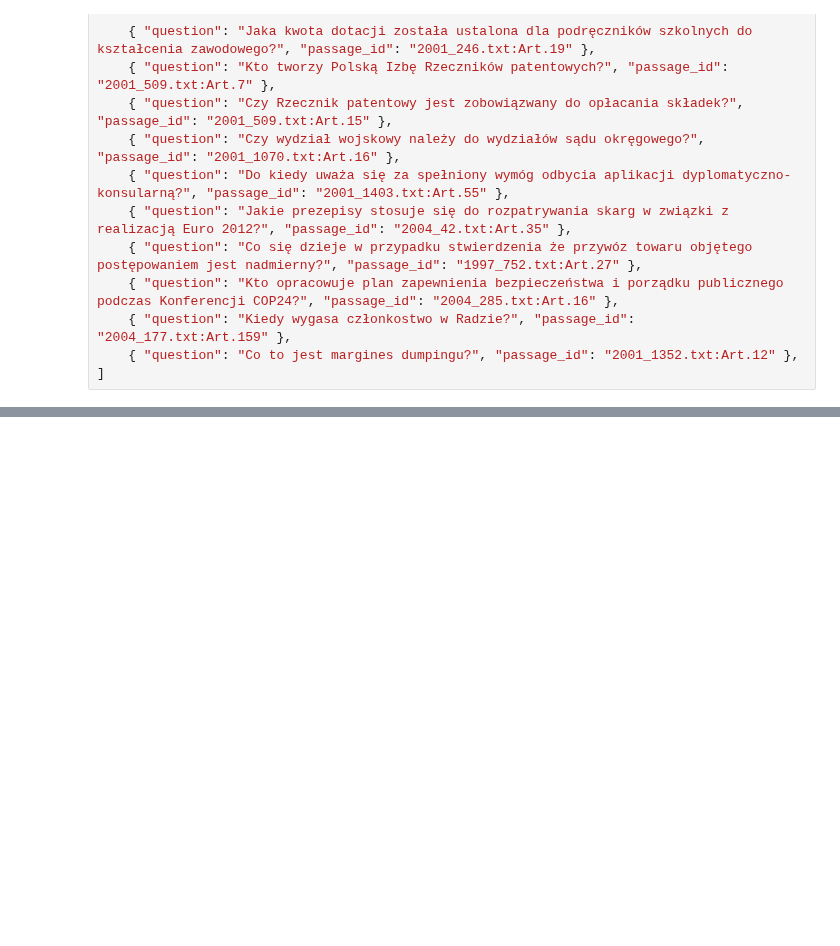
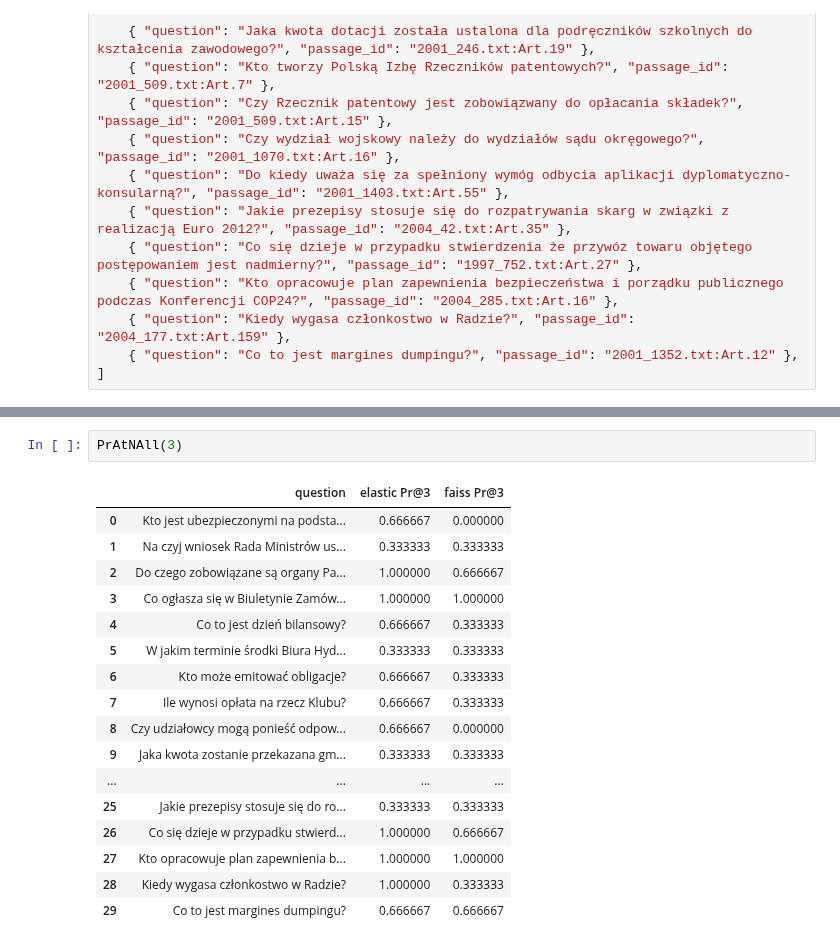
Before and after one commit to arkadiuss/nlp, a Jupyter notebook: 9_neural_search/9_neural_search.ipynb, the cells around one changed output, grey strips where cells are left out. Drawn from its saved outputs; the diff is of its cells as text; blank space fills up the shorter version.

```diff
--- a/9_neural_search/9_neural_search.ipynb
+++ b/9_neural_search/9_neural_search.ipynb
@@ -216,0 +269,20 @@ deduplicate_qa()
+# %%
+PrAtNAll(3)
+# %% [output]
+|  | question | elastic Pr@3 | faiss Pr@3 |
+| 0 | Kto jest ubezpieczonymi na podsta... | 0.666667 | 0.000000 |
+| 1 | Na czyj wniosek Rada Ministrów us... | 0.333333 | 0.333333 |
+| 2 | Do czego zobowiązane są organy Pa... | 1.000000 | 0.666667 |
+| 3 | Co ogłasza się w Biuletynie Zamów... | 1.000000 | 1.000000 |
+| 4 | Co to jest dzień bilansowy? | 0.666667 | 0.333333 |
+| 5 | W jakim terminie środki Biura Hyd... | 0.333333 | 0.333333 |
+| 6 | Kto może emitować obligacje? | 0.666667 | 0.333333 |
+| 7 | Ile wynosi opłata na rzecz Klubu? | 0.666667 | 0.333333 |
+| 8 | Czy udziałowcy mogą ponieść odpow... | 0.666667 | 0.000000 |
+| 9 | Jaka kwota zostanie przekazana gm... | 0.333333 | 0.333333 |
+| ... | ... | ... | ... |
+| 25 | Jakie prezepisy stosuje się do ro... | 0.333333 | 0.333333 |
+| 26 | Co się dzieje w przypadku stwierd... | 1.000000 | 0.666667 |
+| 27 | Kto opracowuje plan zapewnienia b... | 1.000000 | 1.000000 |
+| 28 | Kiedy wygasa członkostwo w Radzie? | 1.000000 | 0.333333 |
+| 29 | Co to jest margines dumpingu? | 0.666667 | 0.666667 |
```
Also changed, not shown: parts of 14 cells of this notebook.
